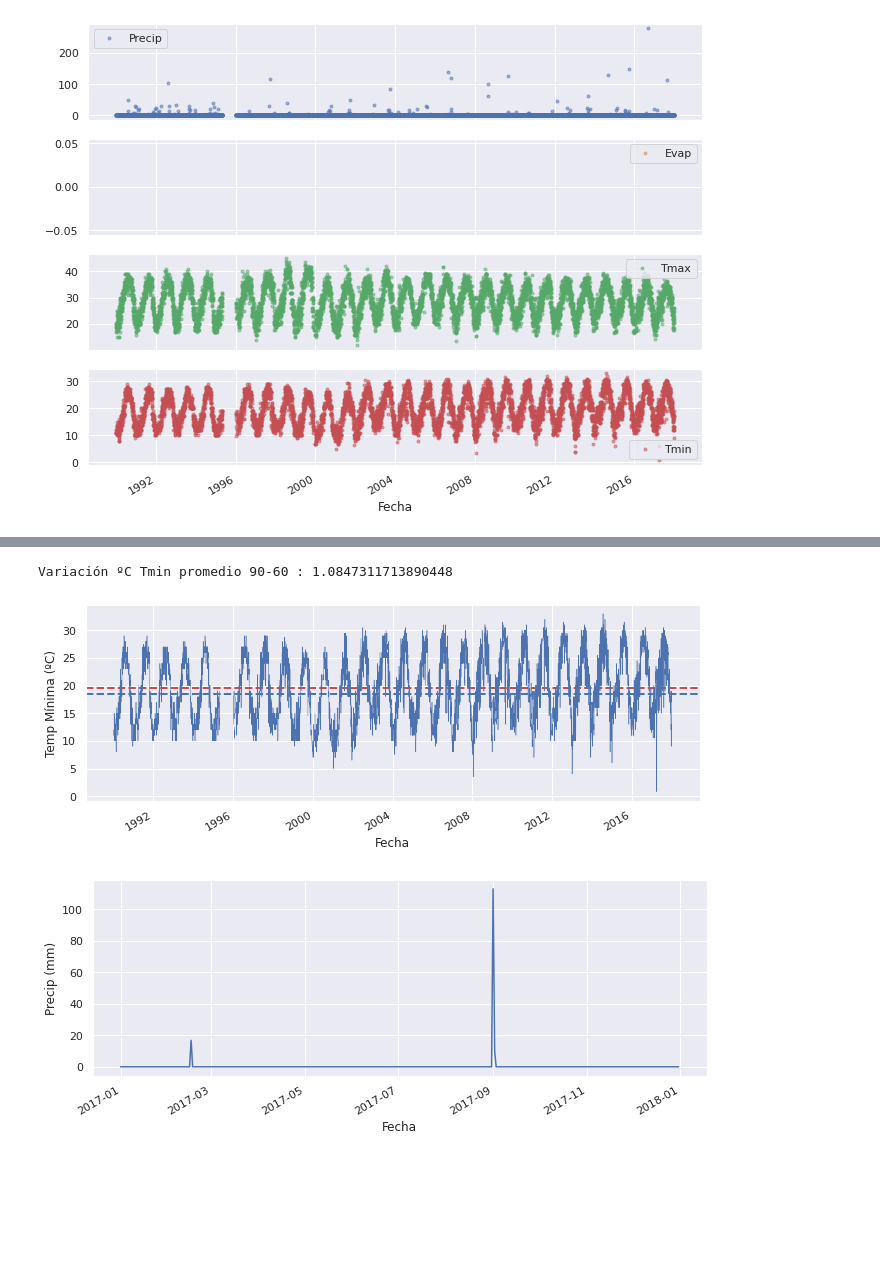
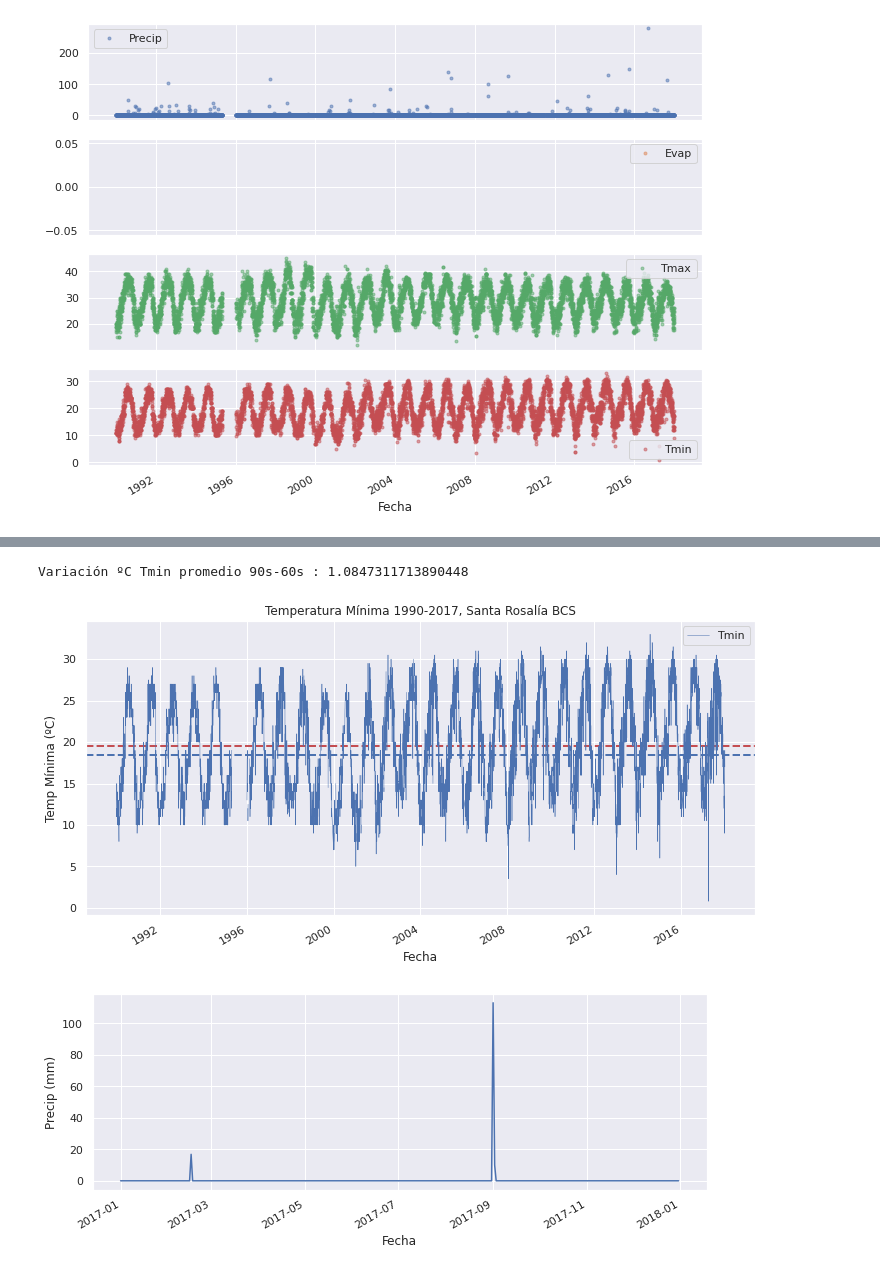
Before and after one commit to carloslizarragac/FisicaComputacional1, a Jupyter notebook: Actividad5.ipynb, the cells around one changed output, grey strips where cells are left out. Saved outputs shown, nothing was run; the diff lists cells and outputs as text; code cells hidden in the pictures; blank space fills up the shorter version.

```diff
--- a/Actividad5.ipynb
+++ b/Actividad5.ipynb
@@ -124,15 +124,20 @@ axes = df_90[cols_plot].plot(marker='.', alpha=0.5, linestyle='None',
 [figure]
 # %%
 # Graficamos la Precipitación de los últimos 30 años (1990-hasta 2017)
-sns.set(rc={'figure.figsize':(11, 4)})
+# Tamaño de la figura
+sns.set(rc={'figure.figsize':(12, 6)})
+
+# Calculamos algunos promedios de cada época de 30 años
 Precip_ave_90 = df_90.Precip.mean()
 Precip_ave_60 = df_60.Precip.mean()
 Precip_ave_30 = df_30.Precip.mean()
+
+# Graficamos la precipitación de la epoca 90 a la actualidad
 df_90['Precip'].plot(linewidth=0.5);
 plt.ylabel('Precipitación (mm)');
 
+# Calculamos diferencias de los promedios de precipitación
 print('Variación en Precipitación promedio 60-30 :', Precip_ave_60-Precip_ave_30)
-print('Variación en Precipitación promedio 90-30 :', Precip_ave_90-Precip_ave_30)
 print('Variación en Precipitación promedio 90-60 :', Precip_ave_90-Precip_ave_60)
 # %% [output]
 Variación en Precipitación promedio 60-30 : -0.2098196906644333
@@ -142,11 +146,24 @@ Variación en Precipitación promedio 90-60 : 0.13794780408490043
 # %%
 # Graficamos la Tmax de los últimos 30 años (1990-hasta 2017)
-sns.set(rc={'figure.figsize':(11, 4)})
+
+# Tamaño de la figura
+sns.set(rc={'figure.figsize':(12, 6)})
+
+# Cálculo de promedios
 Tmax_ave_90 = df_90.Tmax.mean()
 Tmax_ave_60 = df_60.Tmax.mean()
+
+# Graficar líneas promedios (rojo 1990-2017, azul 1960-1989)
 plt.axhline(Tmax_ave_90, color = 'r', linestyle='--', linewidth=2);
 plt.axhline(Tmax_ave_60, color = 'b', linestyle='--', linewidth=2);
+
+# Graficar la Temperatura
 df_90['Tmax'].plot(linewidth=0.5);
 plt.ylabel('Temp Máxima (ºC)');
-print('Variación ºC Tmax promedio 90-60 :', Tmax_ave_90-Tmax_ave_60)
+plt.title('Temperatura Máxima 1990-2017, Santa Rosalía BCS')
+
+plt.legend();
+
+# Imprime la diferencia de Temperaturas promedio entre épocas
+print('Variación ºC Tmax promedio 90s-60s :', Tmax_ave_90-Tmax_ave_60)
 # %% [output]
@@ -155,15 +172,24 @@ Variación ºC Tmax promedio 90-60 : 0.21684203258373813
 # %%
-# Graficamos la Tin de los últimos 30 años (1990-hasta 2017)
-sns.set(rc={'figure.figsize':(11, 4)})
+# Hacemos lo mismo que la gráfica anterior con la Tmin
+# Graficamos la Tmin de los últimos 30 años (1990-hasta 2017)
+sns.set(rc={'figure.figsize':(12, 6)})
+
 Tmin_ave_90 = df_90.Tmin.mean()
 Tmin_ave_60 = df_60.Tmin.mean()
+
 plt.axhline(Tmin_ave_90, color = 'r', linestyle='--', linewidth=2);
 plt.axhline(Tmin_ave_60, color = 'b', linestyle='--', linewidth=2);
 
 df_90['Tmin'].plot(linewidth=0.5);
 plt.ylabel('Temp Mínima (ºC)');
-print('Variación ºC Tmin promedio 90-60 :', Tmin_ave_90-Tmin_ave_60)
+plt.title('Temperatura Mínima 1990-2017, Santa Rosalía BCS')
+
+plt.legend();
+
+
+
+print('Variación ºC Tmin promedio 90s-60s :', Tmin_ave_90-Tmin_ave_60)
 # %% [output]
-Variación ºC Tmin promedio 90-60 : 1.0847311713890448
+Variación ºC Tmin promedio 90s-60s : 1.0847311713890448
-[figure, old version]
+[figure, new version]
 # %%
```
Also changed, not shown: parts of 13 cells of this notebook.
